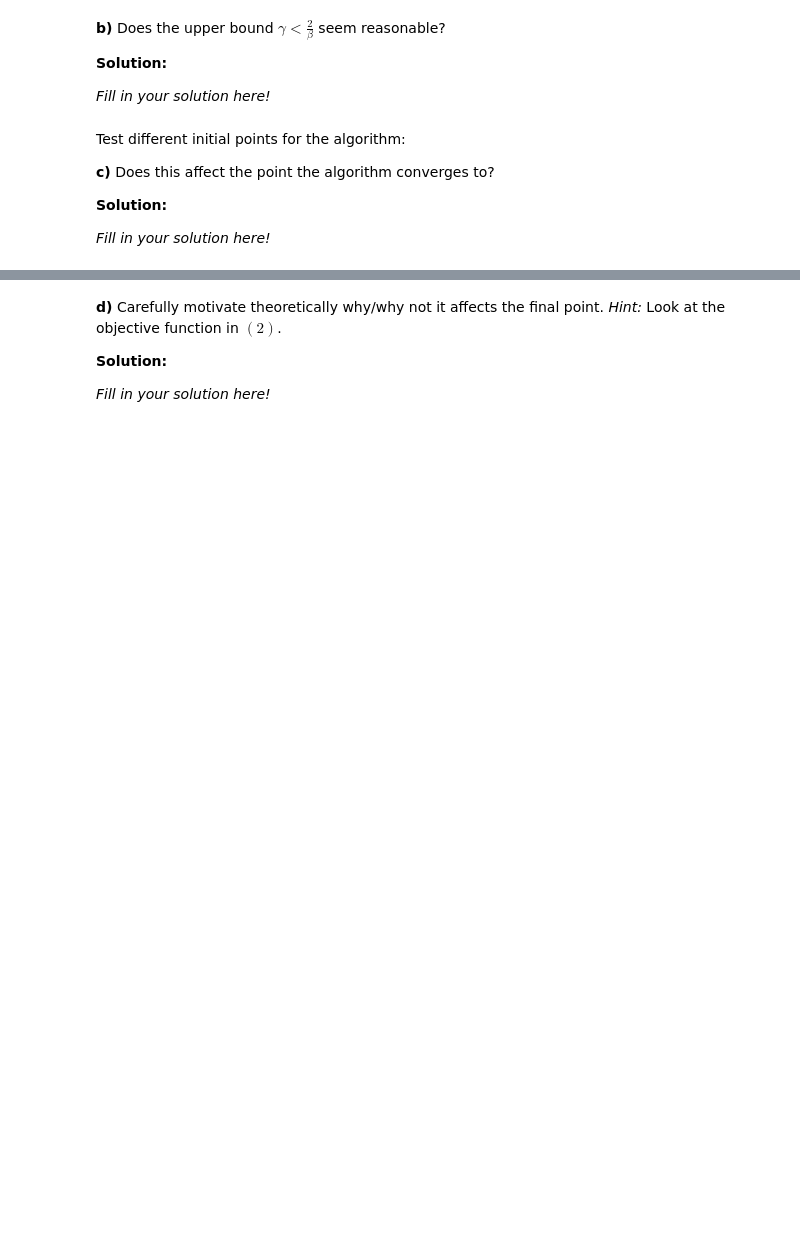
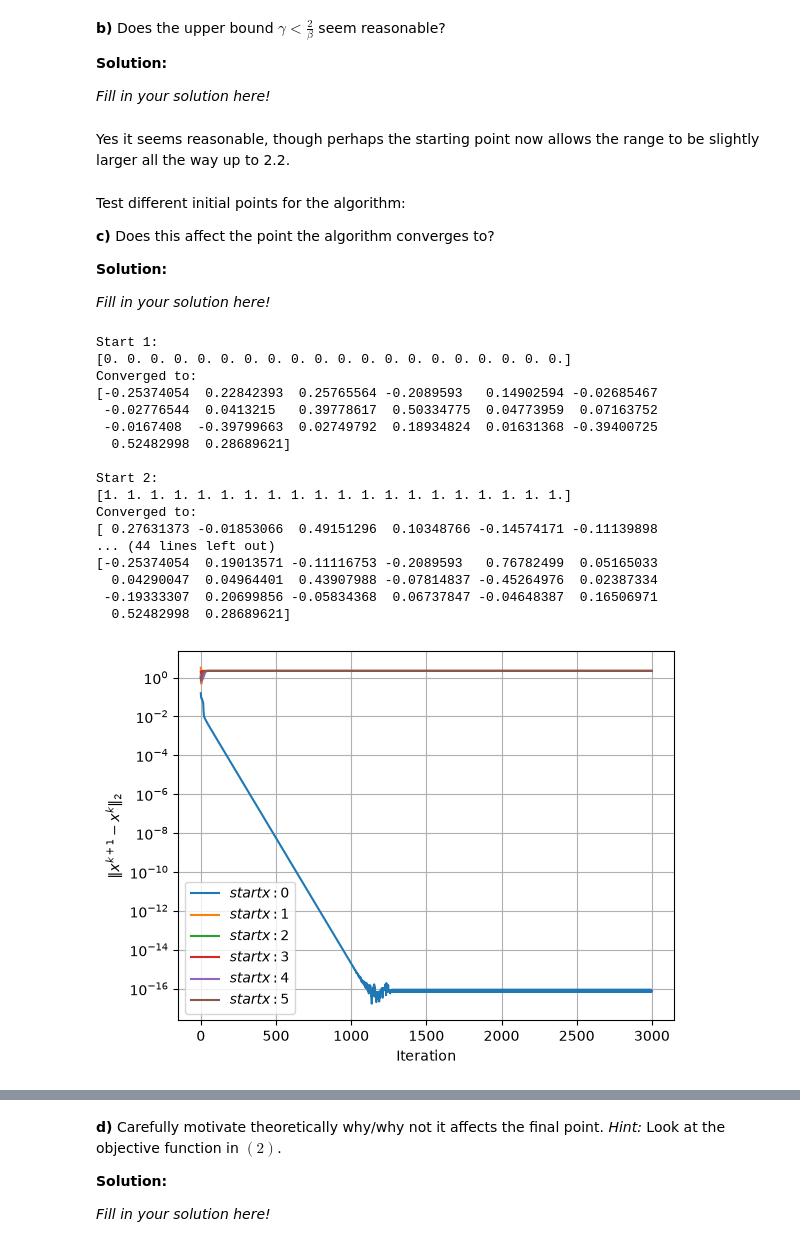
Before and after one commit to Armenius/FRTN50, a Jupyter notebook: assignment1/handin1.ipynb, the cells around one changed output, grey strips where cells are left out. Saved outputs shown, nothing was run; the diff lists cells and outputs as text; code cells hidden in the pictures; blank space fills up the shorter version.

```diff
--- a/assignment1/handin1.ipynb
+++ b/assignment1/handin1.ipynb
@@ -883,6 +935,8 @@ __b)__ Does the upper bound $\gamma < \frac{2}{\beta}$ seem reasonable?
 __Solution:__
 
 _Fill in your solution here!_
+# %% [markdown]
+Yes it seems reasonable, though perhaps the starting point now allows the range to be slightly larger all the way up to 2.2.
 # %% [markdown]
 
 
@@ -897,0 +950,49 @@ _Fill in your solution here!_
+# %%
+# Write your solution here
+x0s = [
+    np.zeros(len(q)),
+    np.ones(len(q)),
+    np.random.uniform(a, b),
+    np.random.uniform(a, b),
+    np.random.uniform(a, b),
+    np.random.uniform(a, b),
+]
+
+gamma = 2.2 / beta # to be safe
+
+for i, x0 in enumerate(x0s):
+    x_final, xs, residuals = prox_grad_method(
+        x0, Q, q, a, b, gamma
+    )
+    plt.semilogy(residuals, label=fr"$start x : {i}$")
+
+    print(f"Start {i+1}:")
+    print(x0)
+    print("Converged to:")
+    print(x_final)
+    print()
+
+plt.xlabel("Iteration")
+plt.ylabel(r"$\|x^{k+1}-x^k\|_2$")
+plt.legend()
+plt.grid()
+plt.show()
+# %% [output]
+Start 1:
+[0. 0. 0. 0. 0. 0. 0. 0. 0. 0. 0. 0. 0. 0. 0. 0. 0. 0. 0. 0.]
+Converged to:
+[-0.25374054  0.22842393  0.25765564 -0.2089593   0.14902594 -0.02685467
+ -0.02776544  0.0413215   0.39778617  0.50334775  0.04773959  0.07163752
+ -0.0167408  -0.39799663  0.02749792  0.18934824  0.01631368 -0.39400725
+  0.52482998  0.28689621]
+
+Start 2:
+[1. 1. 1. 1. 1. 1. 1. 1. 1. 1. 1. 1. 1. 1. 1. 1. 1. 1. 1. 1.]
+Converged to:
+[ 0.27631373 -0.01853066  0.49151296  0.10348766 -0.14574171 -0.11139898
+... (44 lines left out)
+[-0.25374054  0.19013571 -0.11116753 -0.2089593   0.76782499  0.05165033
+  0.04290047  0.04964401  0.43907988 -0.07814837 -0.45264976  0.02387334
+ -0.19333307  0.20699856 -0.05834368  0.06737847 -0.04648387  0.16506971
+  0.52482998  0.28689621]
+[figure, added]
```
Also changed, not shown: parts of 24 cells of this notebook, 1 other file.
